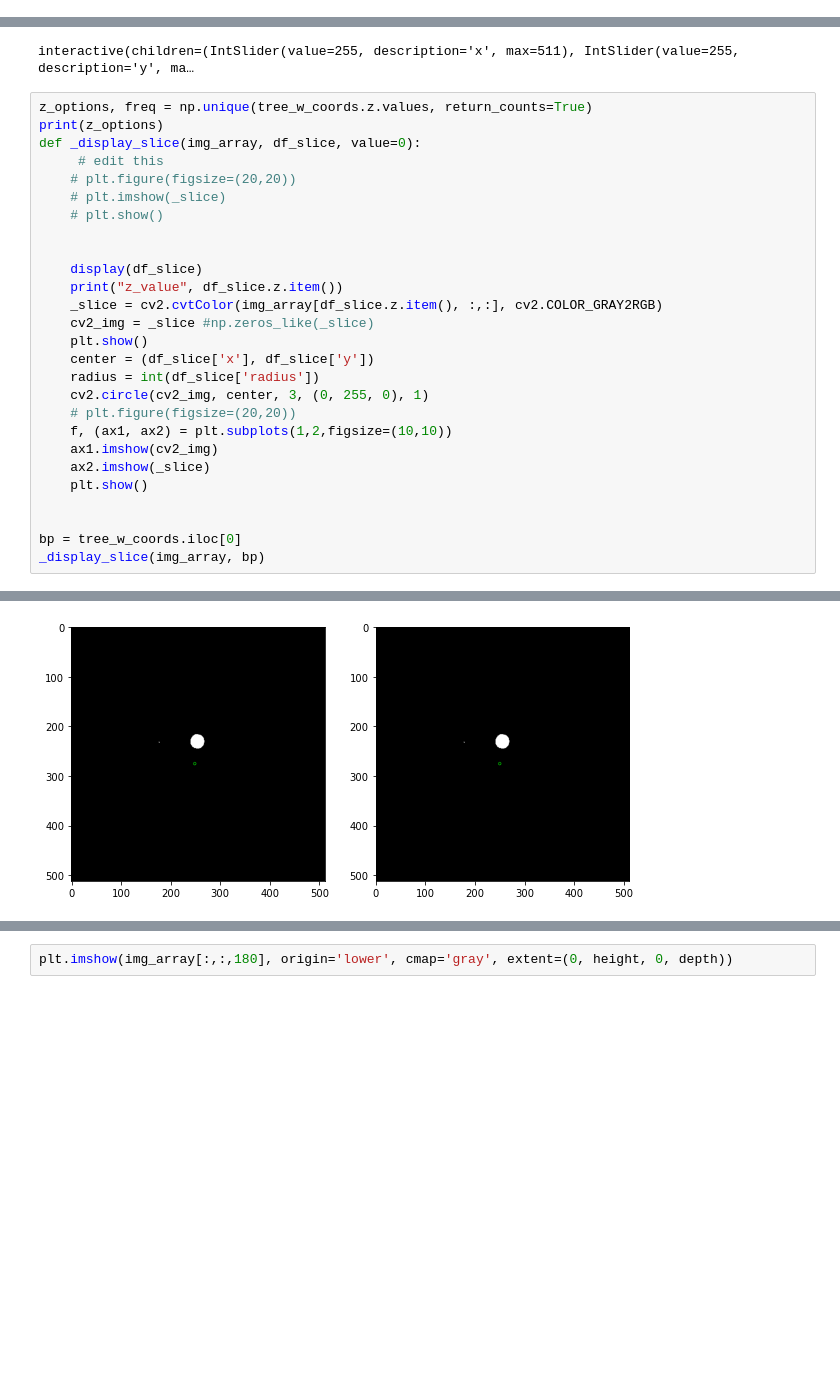
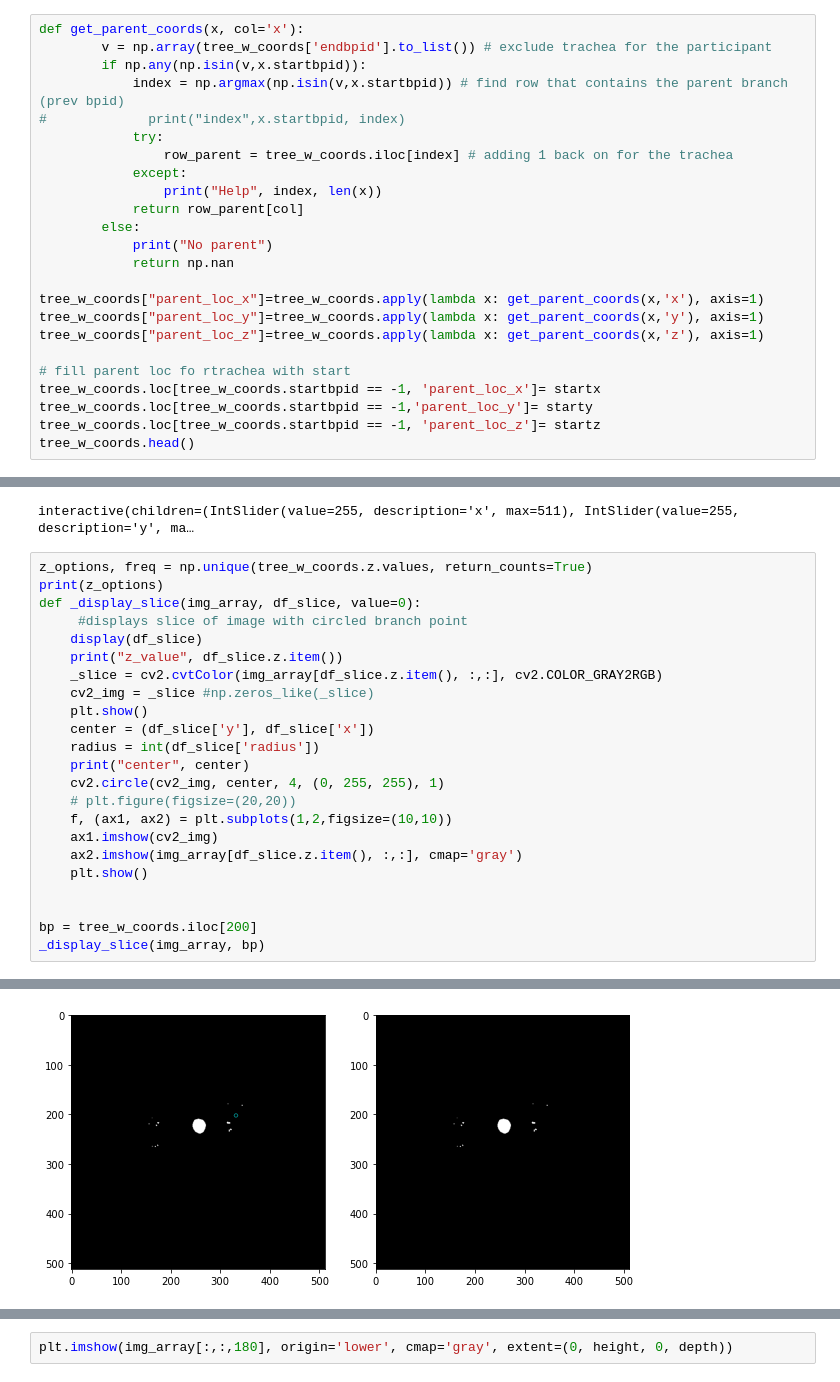
Before and after one commit to s-n-naik/airway_exploration, a Jupyter notebook: mask_calculations.ipynb, the cells around one changed output, grey strips where cells are left out. Saved outputs shown, nothing was run; the diff lists cells and outputs as text; blank space fills up the shorter version.

```diff
--- a/mask_calculations.ipynb
+++ b/mask_calculations.ipynb
@@ -298,0 +294,24 @@ ValueError: All dimensions of input must be of equal length
+# %%
+def get_parent_coords(x, col='x'):
+        v = np.array(tree_w_coords['endbpid'].to_list()) # exclude trachea for the participant
+        if np.any(np.isin(v,x.startbpid)):
+            index = np.argmax(np.isin(v,x.startbpid)) # find row that contains the parent branch (prev bpid)
+#             print("index",x.startbpid, index)
+            try:
+                row_parent = tree_w_coords.iloc[index] # adding 1 back on for the trachea
+            except:
+                print("Help", index, len(x))
+            return row_parent[col]
+        else:
+            print("No parent")
+            return np.nan
+
+tree_w_coords["parent_loc_x"]=tree_w_coords.apply(lambda x: get_parent_coords(x,'x'), axis=1)
+tree_w_coords["parent_loc_y"]=tree_w_coords.apply(lambda x: get_parent_coords(x,'y'), axis=1)
+tree_w_coords["parent_loc_z"]=tree_w_coords.apply(lambda x: get_parent_coords(x,'z'), axis=1)
+
+# fill parent loc fo rtrachea with start
+tree_w_coords.loc[tree_w_coords.startbpid == -1, 'parent_loc_x']= startx
+tree_w_coords.loc[tree_w_coords.startbpid == -1,'parent_loc_y']= starty
+tree_w_coords.loc[tree_w_coords.startbpid == -1, 'parent_loc_z']= startz
+tree_w_coords.head()
@@ -431,28 +631,24 @@ interactive(children=(IntSlider(value=255, description='x', max=511), IntSlider(
 z_options, freq = np.unique(tree_w_coords.z.values, return_counts=True)
 print(z_options)
 def _display_slice(img_array, df_slice, value=0):
-     # edit this
-    # plt.figure(figsize=(20,20))
-    # plt.imshow(_slice)
-    # plt.show()
-
-
+     #displays slice of image with circled branch point
     display(df_slice)
     print("z_value", df_slice.z.item())
     _slice = cv2.cvtColor(img_array[df_slice.z.item(), :,:], cv2.COLOR_GRAY2RGB)
     cv2_img = _slice #np.zeros_like(_slice)
     plt.show()
-    center = (df_slice['x'], df_slice['y'])
+    center = (df_slice['y'], df_slice['x'])
     radius = int(df_slice['radius'])
-    cv2.circle(cv2_img, center, 3, (0, 255, 0), 1)
+    print("center", center)
+    cv2.circle(cv2_img, center, 4, (0, 255, 255), 1)
     # plt.figure(figsize=(20,20))
     f, (ax1, ax2) = plt.subplots(1,2,figsize=(10,10))
     ax1.imshow(cv2_img)
-    ax2.imshow(_slice)
+    ax2.imshow(img_array[df_slice.z.item(), :,:], cmap='gray')
     plt.show()
 
 
-bp = tree_w_coords.iloc[0]
+bp = tree_w_coords.iloc[200]
 _display_slice(img_array, bp)
 # %% [output]
 [ 49  51  57  59  62  64  65  69  72  73  74  75  76  77  79  80  81  84
@@ -487 +684 @@ z_value 103
-[figure, old version]
+[figure, new version]
```
Also changed, not shown: parts of 19 cells of this notebook, 2 other files.
